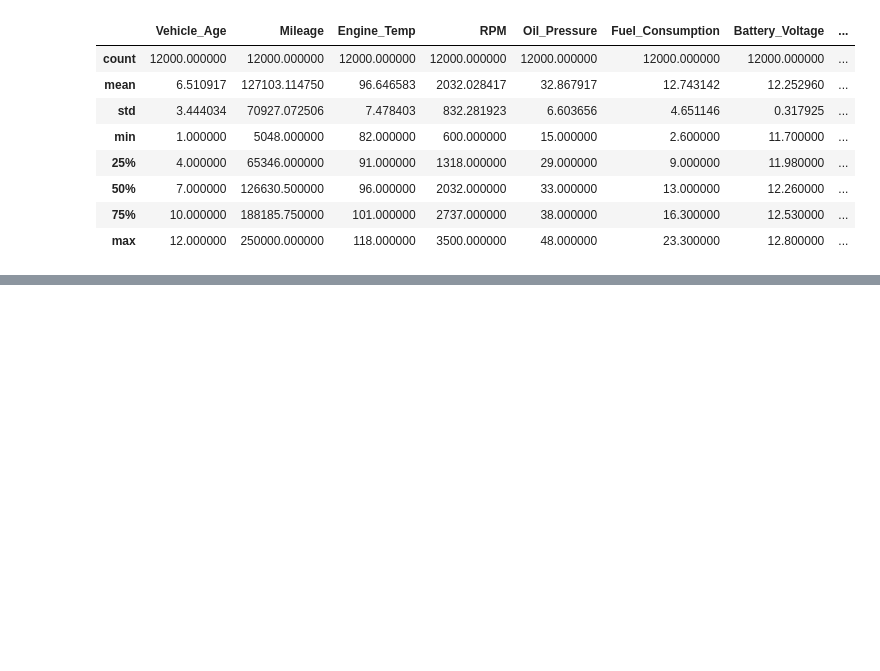
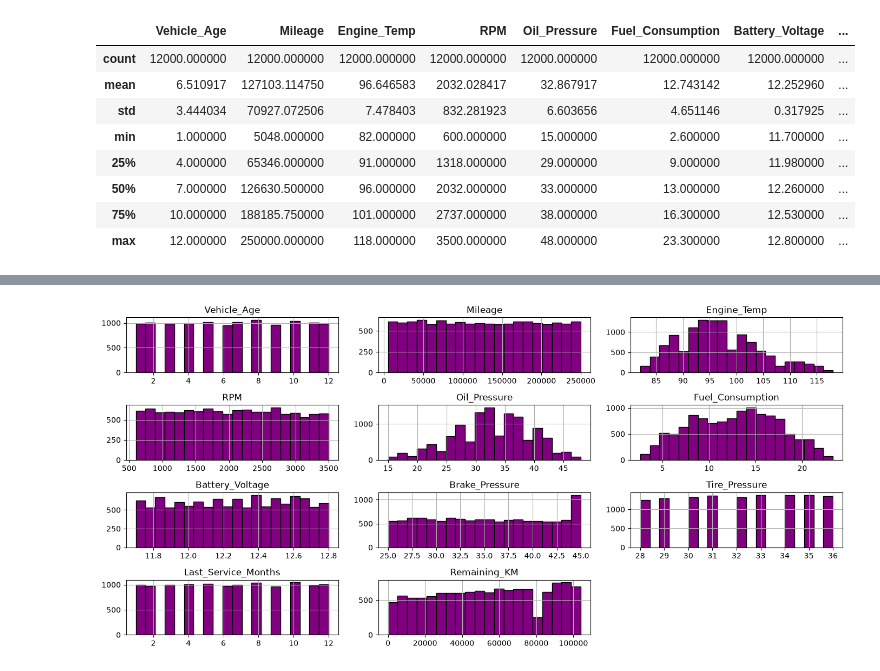
Before and after one commit to ArthurMartins1221/automobile-maintenance-predition, a Jupyter notebook: data_analysis.ipynb, the cells around one changed output, grey strips where cells are left out. Cells and saved outputs as stored; diff of their text form; code cells hidden in the pictures; blank space fills up the shorter version.

```diff
--- a/data_analysis.ipynb
+++ b/data_analysis.ipynb
@@ -76,0 +79,13 @@ dados.boxplot(column=["Vehicle_Age",	"Engine_Temp",	"Oil_Pressure",	"Fuel_Consum
+# %%
+dados.hist(
+    bins=20,
+    figsize=(14, 8),
+    color = "purple",
+    edgecolor="black",
+    layout=(5, 3)
+)
+
+plt.tight_layout()
+plt.show()
+# %% [output]
+[figure, added]
```
Also changed, not shown: parts of 3 cells of this notebook, 2 other files.
